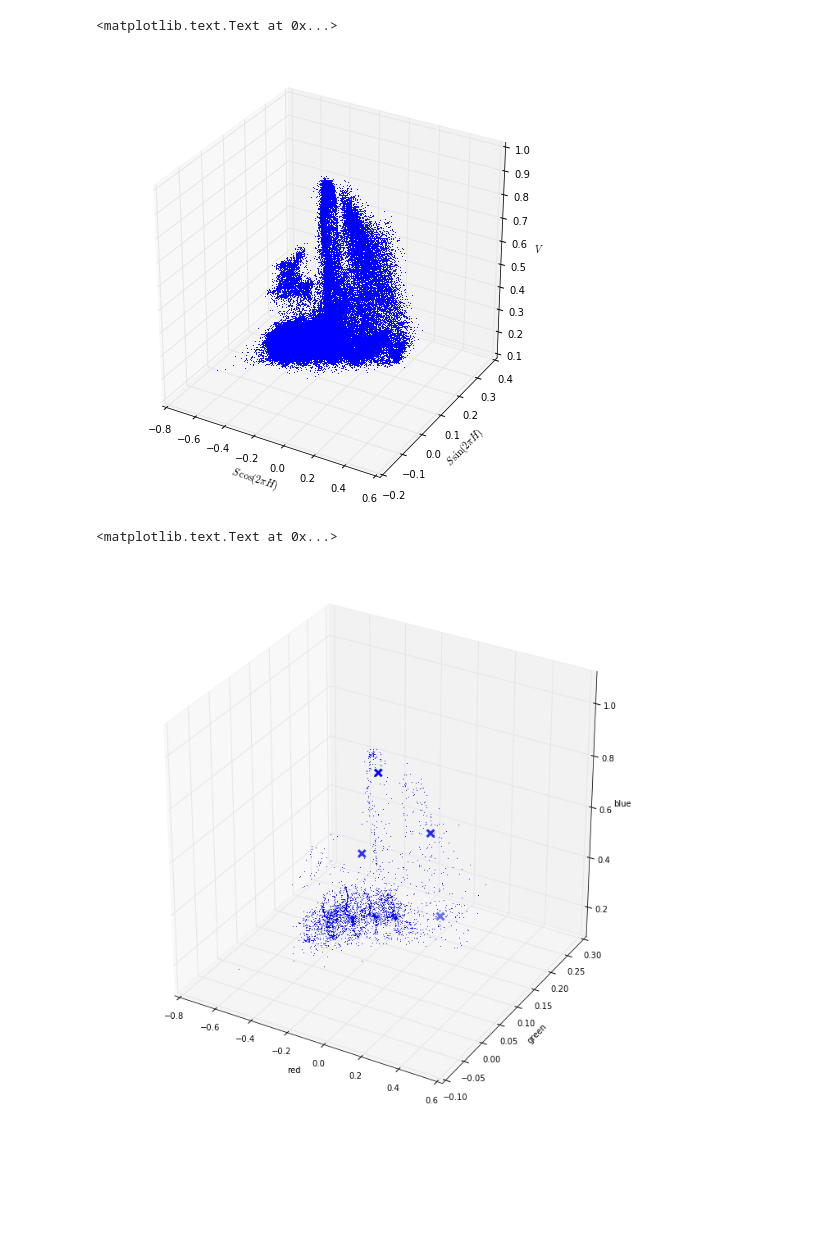
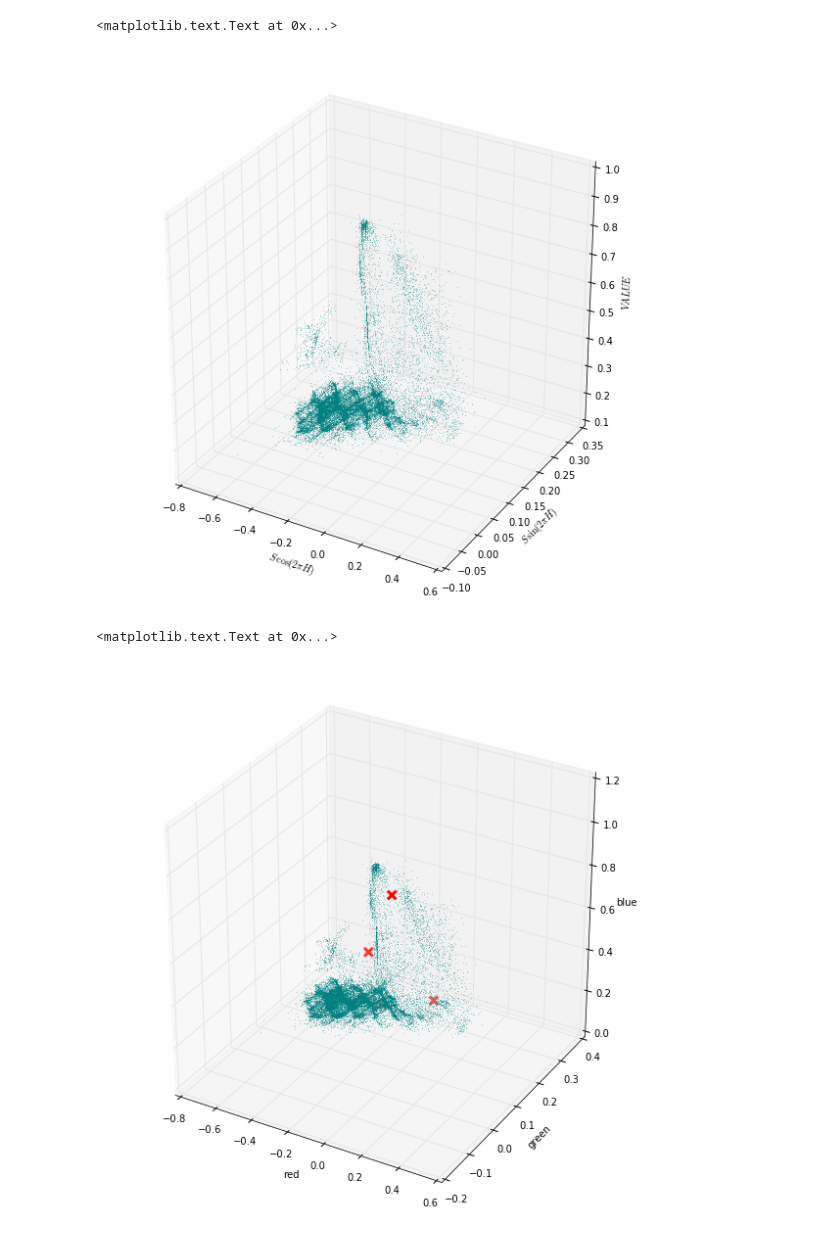
Before and after one commit to drarnakarick/matplotlib_color_palettes, a Jupyter notebook: apollo_color_palettes.ipynb, the cells around one changed output. Drawn from its saved outputs; the diff is of its cells as text; code cells hidden in the pictures; blank space fills up the shorter version.

```diff
--- a/apollo_color_palettes.ipynb
+++ b/apollo_color_palettes.ipynb
@@ -41 +42,8 @@ image_filename = "images/AS07-4-1584.png"
+# %%
+image_filename = "apollo_images/AS07-4-1584"
+# image_filename = "apollo_images/AS07-7-1776"
+# image_filename = "apollo_images/AS11-40-5868"
+# image_filename = "apollo_images/AS07-3-1524"
+# image_filename = "apollo_images/AS07-11-2027"
+# image_filename = "apollo_images/AS17-163-24122"
 # %% [markdown]
@@ -43,5 +84,6 @@ First we need to create a data array from the image: https://docs.scipy.org/doc/
 # %%
-rgb = np.array(imread(image_filename)[...,:3], dtype=np.float64) / 255
-rgb.min(), rgb.max()
-
-rgb = st.rescale(rgb, 0.1)
+rgb = np.array(imread(image_filename+".jpg")[...,:3], dtype=np.float64) / 255
+rgb = st.rescale(rgb, 0.3)
+print(rgb.shape)
+print(rgb.size)
+print(rgb[0,0,:3])
@@ -80,15 +158,14 @@ z = hsv[2]
 # %%
-plt.figure(figsize=(8,8))
-
+plt.figure(figsize=(10,10))
 ax = plt.subplot(1,1,1,projection='3d')
-plt.plot(x, y, z, linestyle='none', alpha=0.9, marker=',');
+plt.plot(x, y, z, linestyle='none', c='teal', alpha=0.3, marker=',');
 
 ax.set_xlabel(r'$S\,\cos (2\pi H)$')
 ax.set_ylabel(r'$S\,\sin (2\pi H)$')
-ax.set_zlabel(r'$V$')
+ax.set_zlabel(r'$VALUE$')
 # %% [output]
 <matplotlib.text.Text at 0x...>
-[figure, old version]
+[figure, new version]
 # %%
 X = np.vstack((x,y,z)).T
 subset = shuffle(X)
@@ -102,19 +179,16 @@ centroids = clf.cluster_centers_
 # centroids = clf.means_
 # centroids = centroids[np.argsort(clf.weights_)]
 # %%
-plt.figure(figsize=(12,12))
+plt.figure(figsize=(10,10))
 ax = plt.subplot(1,1,1,projection='3d')
 
-ax.plot(subset[:,0], subset[:,1], subset[:,2],
-        linestyle='none', alpha=0.9, marker=',');
+ax.plot(subset[:,0], subset[:,1], subset[:,2], c='teal', linestyle='none', alpha=0.3, marker=',')
 
-ax.scatter(centroids[:,0], centroids[:,1], centroids[:,2],
-           marker='x', s=75, linewidths=3,
-           color='r', zorder=10)
+ax.scatter(centroids[:,0], centroids[:,1], centroids[:,2], c='red', marker='x', s=75, linewidths=3, zorder=10)
 
 ax.set_xlabel(r'red')
 ax.set_ylabel(r'green')
 ax.set_zlabel(r'blue')
 # %% [output]
 <matplotlib.text.Text at 0x...>
-[figure, old version]
+[figure, new version]
```
Also changed, not shown: parts of 36 cells of this notebook, 18 other files.
